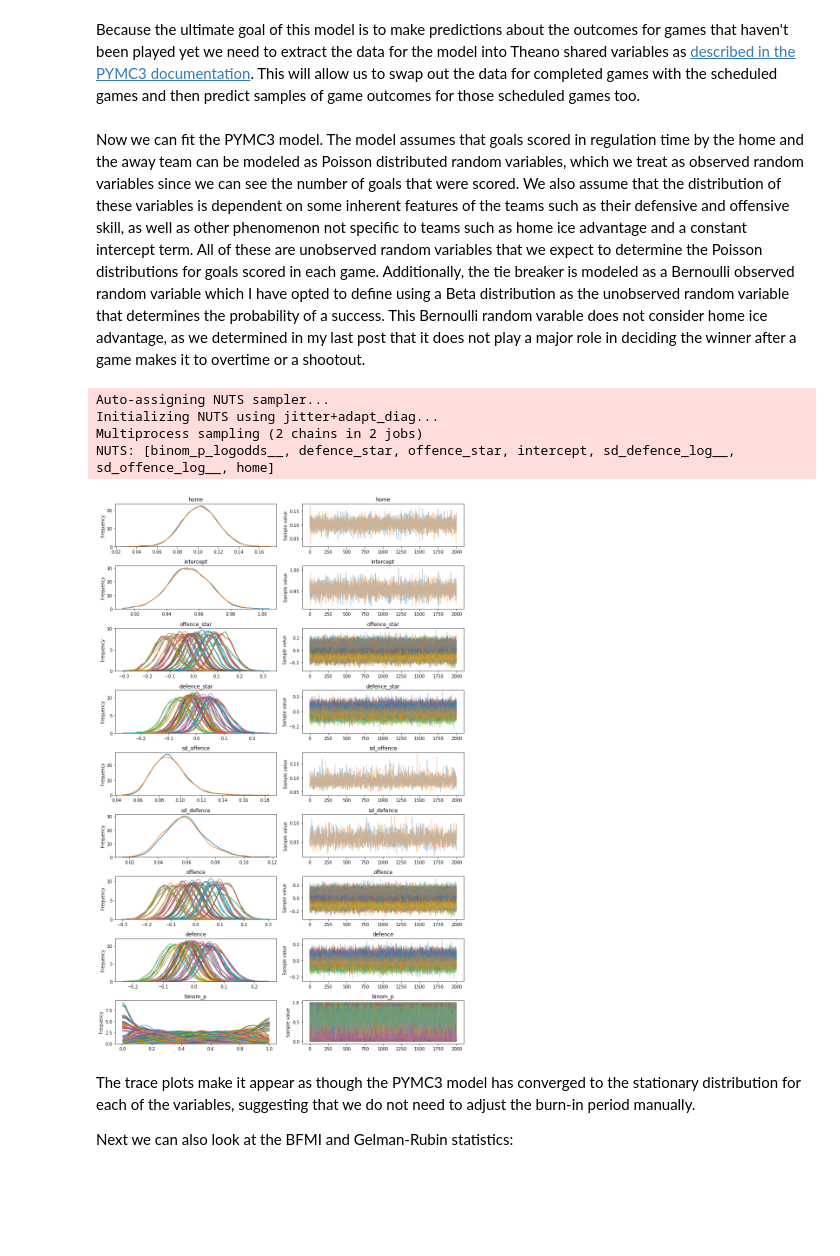
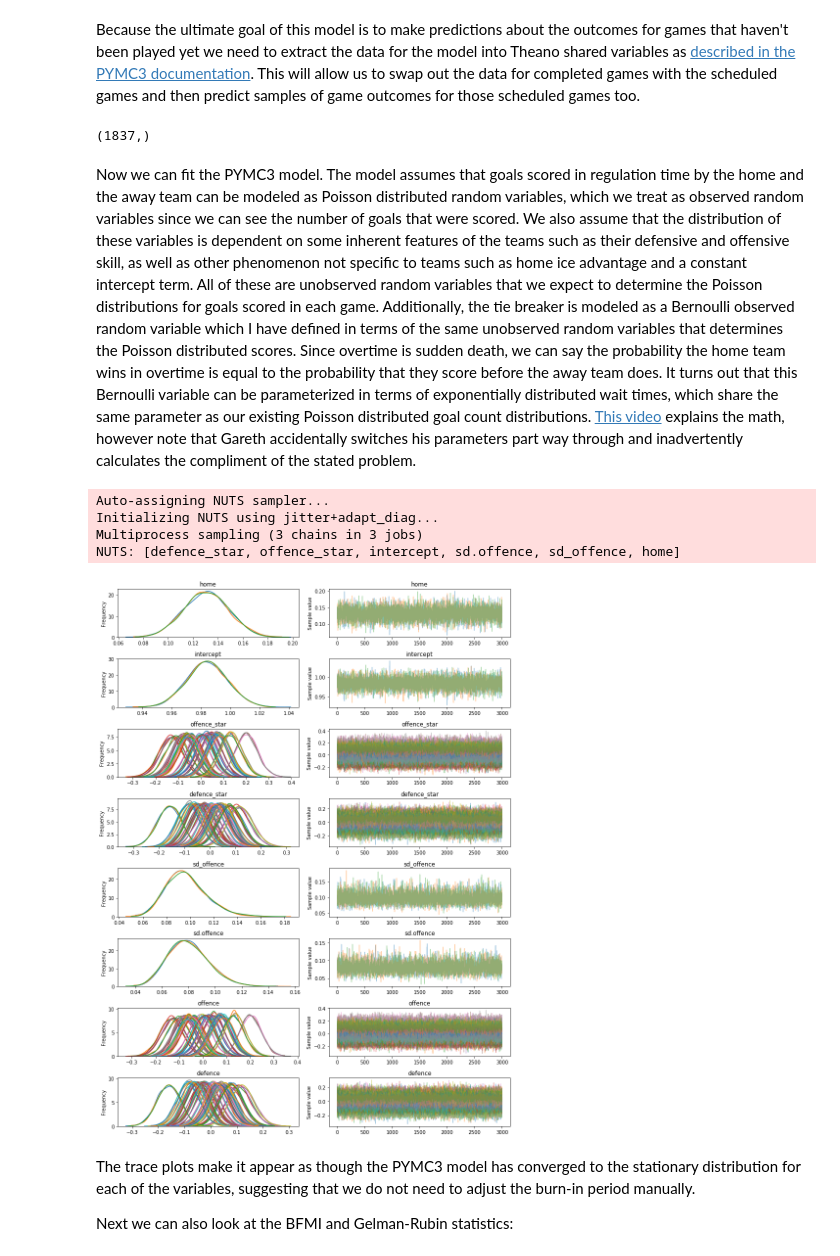
Before and after one commit to evjrob/bayes-bet, a Jupyter notebook: notebooks/Modeling the NHL.ipynb, the cells around one changed output. Drawn from its saved outputs; the diff is of its cells as text; code cells hidden in the pictures; blank space fills up the shorter version.

Commit message:
Use the hidden offence, defence, and home ice adv variables in Bernoulli OT win predictions

```diff
--- a/notebooks/Modeling the NHL.ipynb
+++ b/notebooks/Modeling the NHL.ipynb
@@ -147,28 +135,30 @@ completed_games = add_team_data_labels(completed_games)
 # %% [markdown]
 Because the ultimate goal of this model is to make predictions about the outcomes for games that haven't been played yet we need to extract the data for the model into Theano shared variables as [described in the PYMC3 documentation](https://docs.pymc.io/advanced_theano.html). This will allow us to swap out the data for completed games with the scheduled games and then predict samples of game outcomes for those scheduled games too.
 # %%
-# Determine the total number of teams and team pairs for PYMC3
+# Determine the total number of teams for PYMC3
 num_teams = len(completed_games.i_home.drop_duplicates())
-num_team_pairs  = len(completed_games.i_pair.drop_duplicates())
 
 # Create shaed theano variables that can be swapped out with
 # scheduled games later.
 home_team = theano.shared(completed_games.i_home.values)
 away_team = theano.shared(completed_games.i_away.values)
-team_pair = theano.shared(completed_games.i_pair.values)
 
 # Create arrays of observations for our pymc3 model
 observed_home_goals = completed_games.home_team_reg_score.values
 observed_away_goals = completed_games.away_team_reg_score.values
-observed_pair_outcomes = completed_games.i_pair_winner.values
+observed_home_winner = completed_games.home_win.values
+# %%
+observed_home_goals.shape
+# %% [output]
+(1837,)
 # %% [markdown]
-Now we can fit the PYMC3 model. The model assumes that goals scored in regulation time by the home and the away team can be modeled as Poisson distributed random variables, which we treat as observed random variables since we can see the number of goals that were scored. We also assume that the distribution of these variables is dependent on some inherent features of the teams such as their defensive and offensive skill, as well as other phenomenon not specific to teams such as home ice advantage and a constant intercept term. All of these are unobserved random variables that we expect to determine the Poisson distributions for goals scored in each game. Additionally, the tie breaker is modeled as a Bernoulli observed random variable which I have opted to define using a Beta distribution as the unobserved random variable that determines the probability of a success. This Bernoulli random varable does not consider home ice advantage, as we determined in my last post that it does not play a major role in deciding the winner after a game makes it to overtime or a shootout.
+Now we can fit the PYMC3 model. The model assumes that goals scored in regulation time by the home and the away team can be modeled as Poisson distributed random variables, which we treat as observed random variables since we can see the number of goals that were scored. We also assume that the distribution of these variables is dependent on some inherent features of the teams such as their defensive and offensive skill, as well as other phenomenon not specific to teams such as home ice advantage and a constant intercept term. All of these are unobserved random variables that we expect to determine the Poisson distributions for goals scored in each game. Additionally, the tie breaker is modeled as a Bernoulli observed random variable which I have defined in terms of the same unobserved random variables that determines the Poisson distributed scores. Since overtime is sudden death, we can say the probability the home team wins in overtime is equal to the probability that they score before the away team does. It turns out that this Bernoulli variable can be parameterized in terms of exponentially distributed wait times, which share the same parameter as our existing Poisson distributed goal count distributions. [This video](https://www.youtube.com/watch?v=0g3pL4Y9MII) explains the math, however note that Gareth accidentally switches his parameters part way through and inadvertently calculates the compliment of the stated problem.
 # %%
 with pm.Model() as model:
     # Global model parameters
     home = pm.Flat('home')
-    sd_offence = pm.HalfStudentT('sd_offence', nu=3, sd=2.5)
-    sd_defence = pm.HalfStudentT('sd_defence', nu=3, sd=2.5)
+    sd_offence = pm.HalfFlat('sd_offence') #pm.HalfStudentT('sd_offence', nu=3, sd=2.5)
+    sd_defence = pm.HalfFlat('sd.offence') #pm.HalfStudentT('sd_defence', nu=3, sd=2.5)
     intercept = pm.Flat('intercept')
 
     # Team-specific poisson model parameters
@@ -179,25 +169,25 @@ with pm.Model() as model:
     home_theta = tt.exp(intercept + home + offence[home_team] - defence[away_team])
     away_theta = tt.exp(intercept + offence[away_team] - defence[home_team])
 
-    # Team-pair bernoulli model parameters
-    beta_a = np.array([1] * num_team_pairs)
-    beta_b = np.array([1] * num_team_pairs)
-    bernoulli_p = pm.Beta('binom_p', alpha=beta_a, beta=beta_b, shape=num_team_pairs)
+    # OT/SO win bernoulli model parameters
+    # https://www.youtube.com/watch?v=0g3pL4Y9MII
+    # P(T < Y), where T ~ a, Y ~ b: a/(a + b)
+    bernoulli_p_fn = home_theta/(home_theta + away_theta)
 
     # Likelihood of observed data
     home_goals = pm.Poisson('home_goals', mu=home_theta, observed=observed_home_goals)
     away_goals = pm.Poisson('away_goals', mu=away_theta, observed=observed_away_goals)
-    tie_breaker = pm.Bernoulli('tie_breaker', p=bernoulli_p[team_pair], observed=observed_pair_outcomes)
+    tie_breaker = pm.Bernoulli('tie_breaker', p=bernoulli_p_fn, observed=observed_home_winner)
 # %%
 with model:
-    trace = pm.sample(2000, tune=1000, cores=3)
+    trace = pm.sample(3000, tune=2000, cores=3)
     pm.traceplot(trace)
 # %% [output]
 Auto-assigning NUTS sampler...
 Initializing NUTS using jitter+adapt_diag...
-Multiprocess sampling (2 chains in 2 jobs)
-NUTS: [binom_p_logodds__, defence_star, offence_star, intercept, sd_defence_log__, sd_offence_log__, home]
+Multiprocess sampling (3 chains in 3 jobs)
+NUTS: [defence_star, offence_star, intercept, sd.offence, sd_offence, home]
-[figure, old version]
+[figure, new version]
 # %% [markdown]
 The trace plots make it appear as though the PYMC3 model has converged to the stationary distribution for each of the variables, suggesting that we do not need to adjust the burn-in period manually.
 
```
Also changed, not shown: parts of 20 cells of this notebook.
